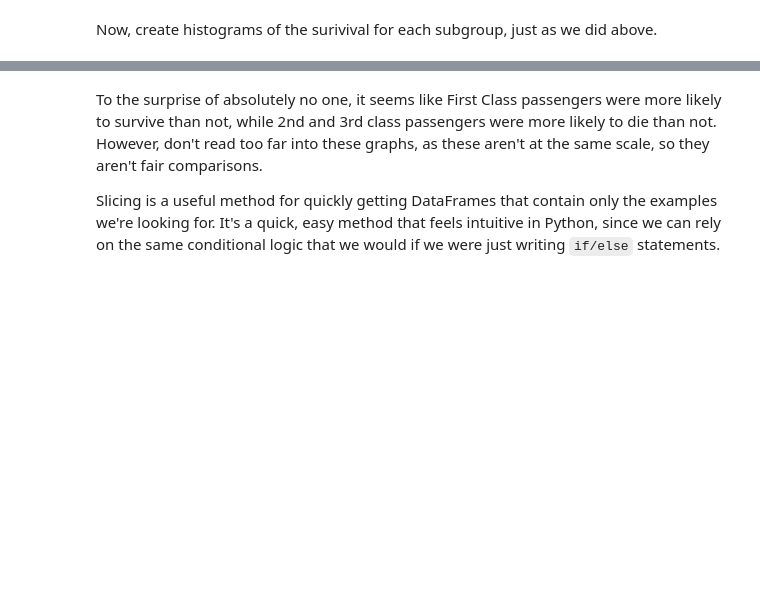
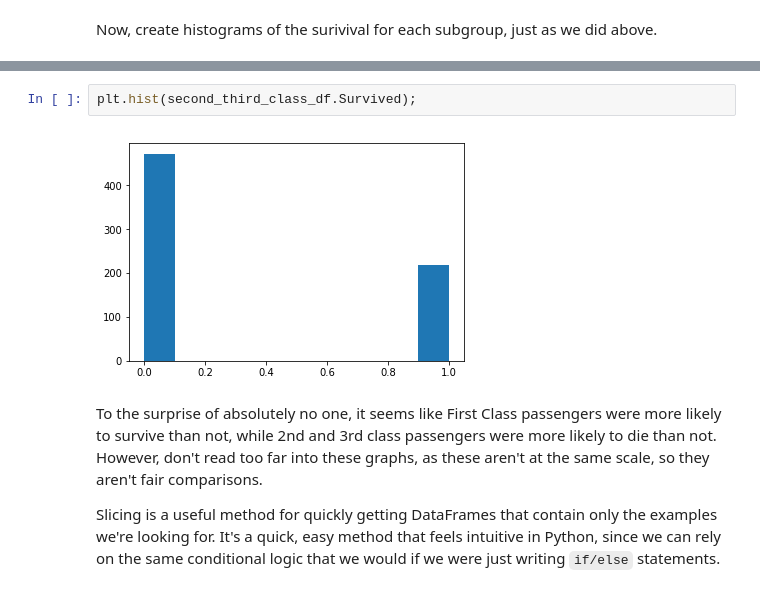
Before and after one commit to as6140/dsc-1-05-17-using-sql-with-pandas-lab-seattle-ds-career-040119, a Jupyter notebook: index.ipynb, the cells around one changed output, grey strips where cells are left out. Cells and saved outputs as stored; diff of their text form; blank space fills up the shorter version.

```diff
--- a/index.ipynb
+++ b/index.ipynb
@@ -124,3 +128,7 @@ Now, create histograms of the surivival for each subgroup, just as we did above.
+# %%
+plt.hist(second_third_class_df.Survived);
+# %% [output]
+[figure, added]
 # %% [markdown]
 To the surprise of absolutely no one, it seems like First Class passengers were more likely to survive than not, while 2nd and 3rd class passengers were more likely to die than not.  However, don't read too far into these graphs, as these aren't at the same scale, so they aren't fair comparisons.
 
```
Also changed, not shown: parts of 1 cell of this notebook.
